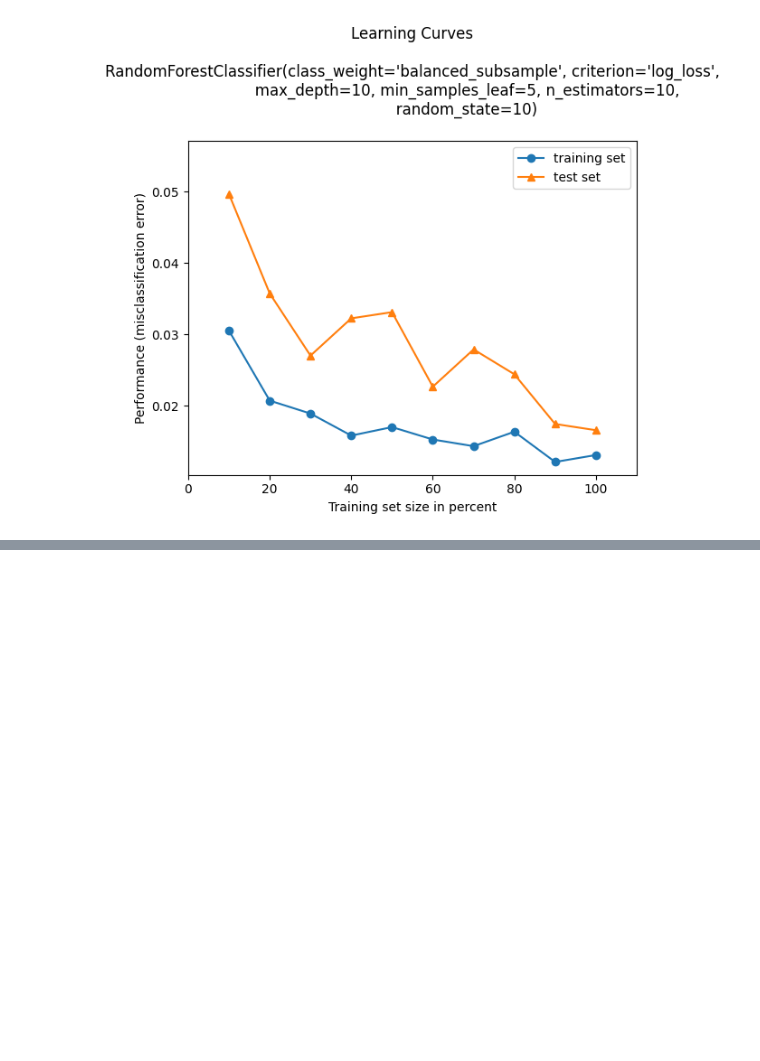
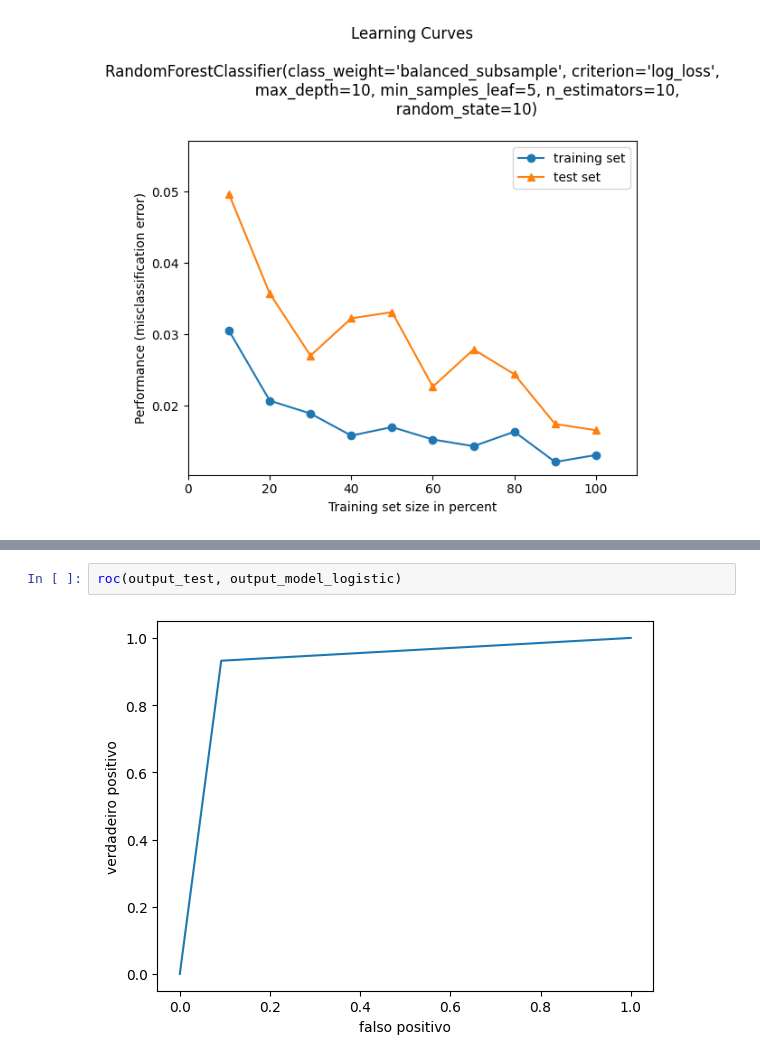
Before and after one commit to cilab-ufersa/euthyroid_sick_syndrome, a Jupyter notebook: euthyroid_sick_syndrome/plot_figures.ipynb, the cells around one changed output, grey strips where cells are left out. Drawn from its saved outputs; the diff is of its cells as text; blank space fills up the shorter version.

```diff
--- a/euthyroid_sick_syndrome/plot_figures.ipynb
+++ b/euthyroid_sick_syndrome/plot_figures.ipynb
@@ -45,0 +97,4 @@ miss_classification(input_train, output_train, input_test, output_test, model_ra
+# %%
+roc(output_test, output_model_logistic)
+# %% [output]
+[figure, added]
```
Also changed, not shown: parts of 20 cells of this notebook, 2 other files.
